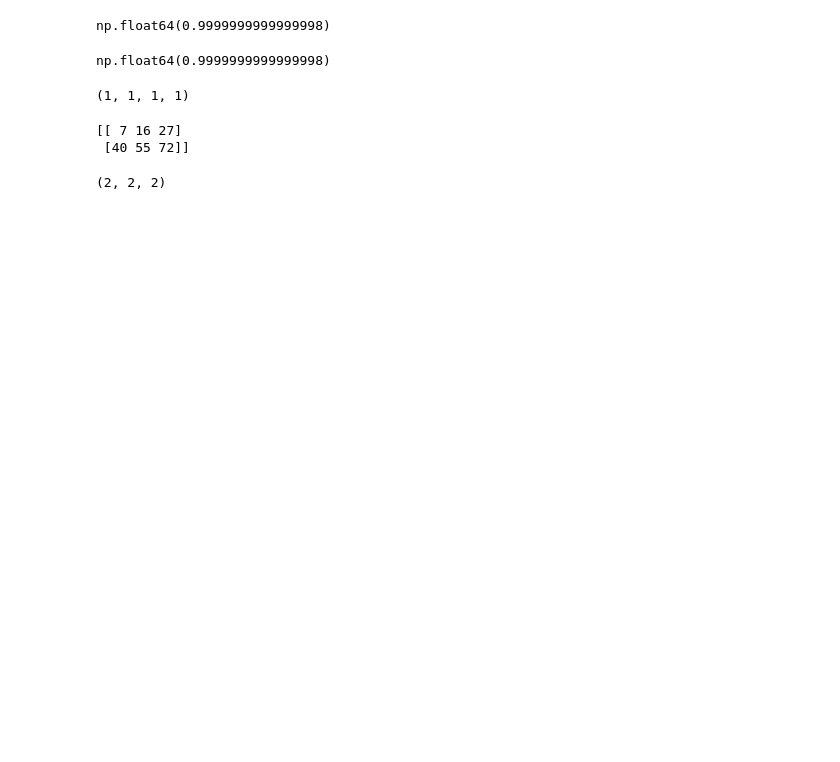
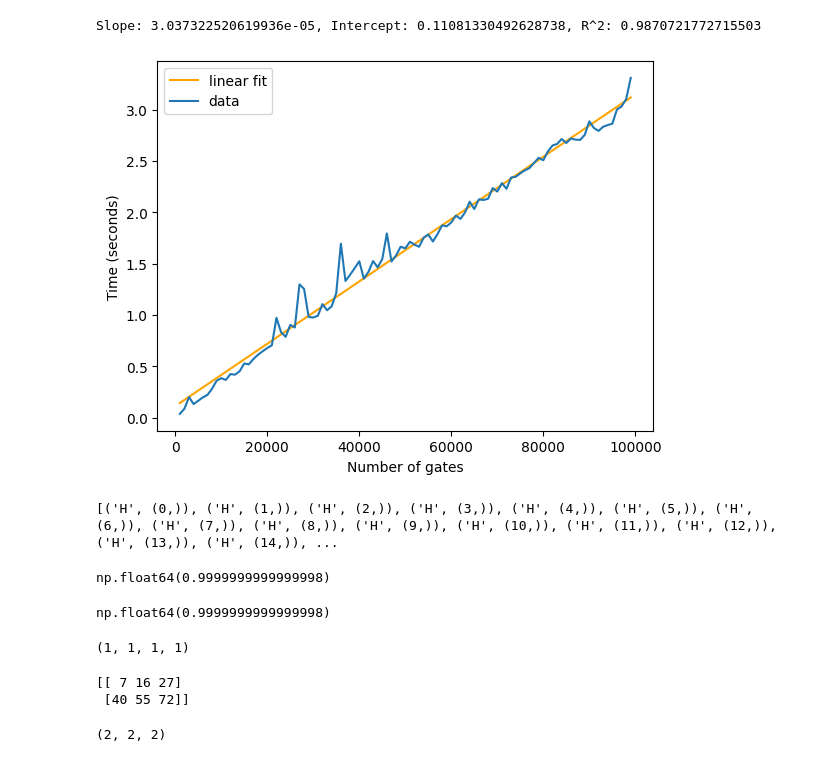
Before and after one commit to tobiasloewe/JSS25-NANO1, a Jupyter notebook: exercises.ipynb, the cells around one changed output. Cells and saved outputs as stored; diff of their text form; code cells hidden in the pictures; blank space fills up the shorter version.

```diff
--- a/exercises.ipynb
+++ b/exercises.ipynb
@@ -25,0 +15,9 @@ fsemu.get_probabilities(final)
+# %%
+data = [[], []]
+for n in range(1000,100000, 1000):
+    circ = [('H',(0,)) for i in range(n)]
+    start_time = time.time()
+    final  = fsemu.simulate(4, circ)
+    end_time = time.time()
+    data[0].append(n)
+    data[1].append(end_time - start_time)
@@ -26,3 +26,34 @@ fsemu.get_probabilities(final)
+# %%
+from scipy.stats import linregress
+
+slope, intercept, r_value, p_value, std_err = linregress(data[0], data[1])
+print(f"Slope: {slope}, Intercept: {intercept}, R^2: {r_value**2}")
+def linear_fit(x):
+    return slope * x + intercept
+# %% [output]
+Slope: 3.037322520619936e-05, Intercept: 0.11081330492628738, R^2: 0.9870721772715503
+# %%
+import pickle
+
+with open('data.pkl', 'wb') as f:
+    pickle.dump(data, f)
+# %%
+with open('data.pkl', 'rb') as f:
+    data2 = pickle.load(f)
+# %%
+plt.plot(data2[0], linear_fit(np.array(data2[0])), label='linear fit', color='orange')
+
+plt.plot(data2[0], data2[1], label = 'data')
+plt.xlabel('Number of gates')
+plt.ylabel('Time (seconds)')
+plt.legend()
+plt.show()
+# %% [output]
+[figure, added]
+# %%
+print(circ)
+# %% [output]
+[('H', (0,)), ('H', (1,)), ('H', (2,)), ('H', (3,)), ('H', (4,)), ('H', (5,)), ('H', (6,)), ('H', (7,)), ('H', (8,)), ('H', (9,)), ('H', (10,)), ('H', (11,)), ('H', (12,)), ('H', (13,)), ('H', (14,)), ...
 # %%
 zerostate = fsemu.init_state(4)
 # %%
```
Also changed, not shown: parts of 16 cells of this notebook, 3 other files.
